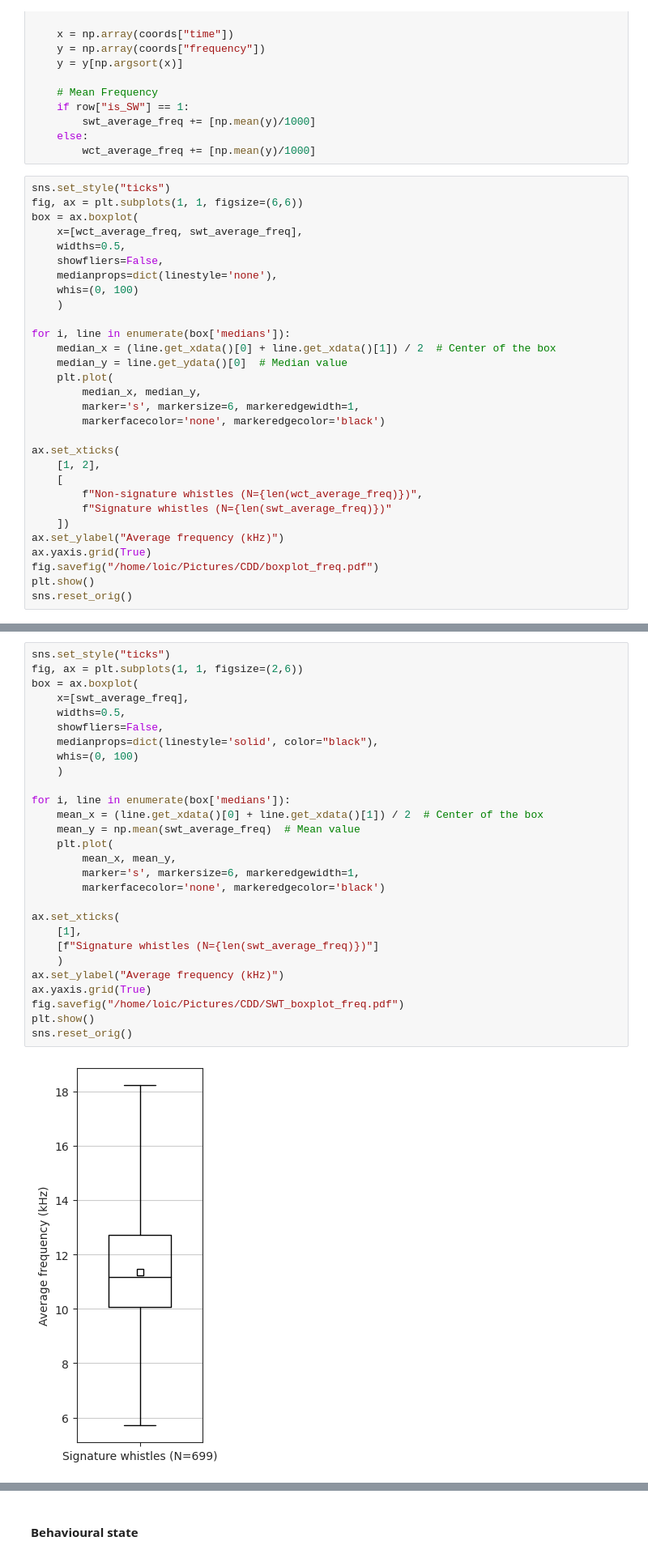
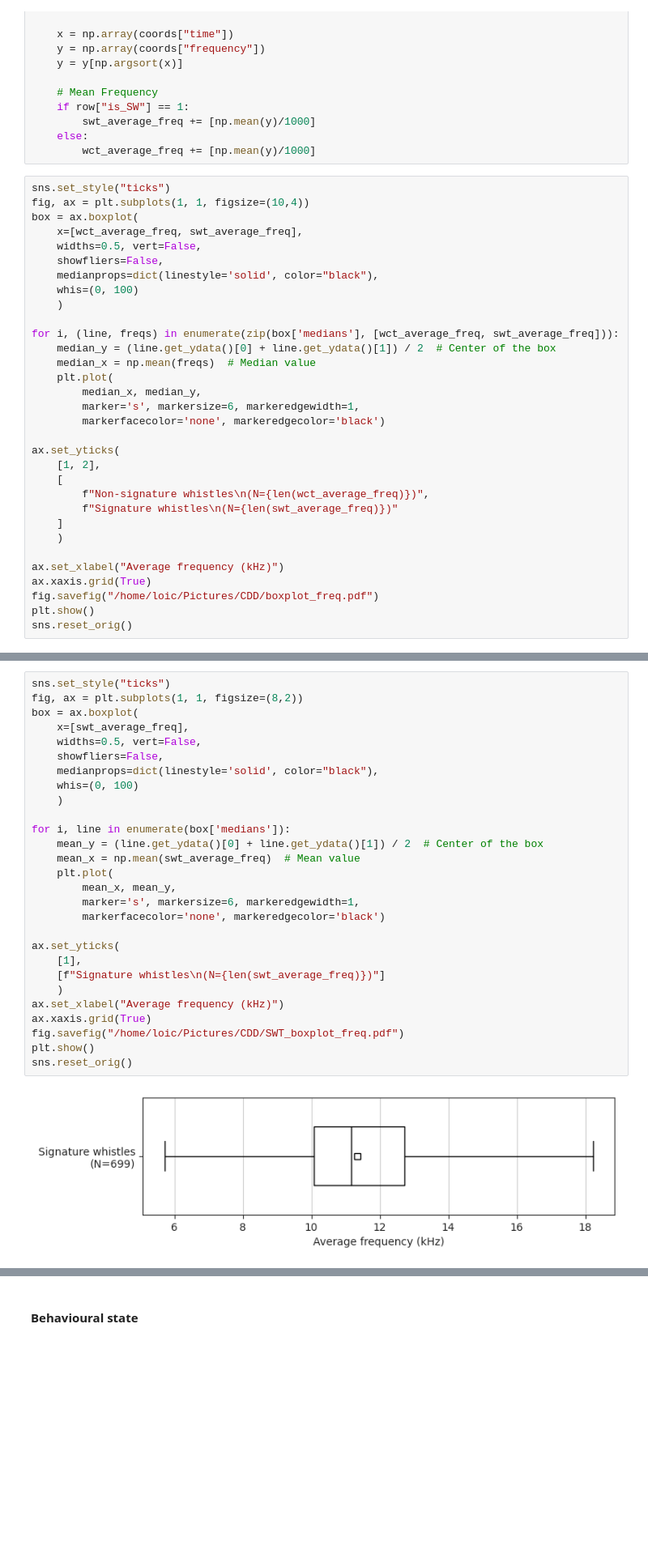
Before and after one commit to Loic-lhf/SIGWI, a Jupyter notebook: WCT_analysis.ipynb, the cells around one changed output, grey strips where cells are left out. Shown: that part at 81% size. Cells and saved outputs as stored; diff of their text form; blank space fills up the shorter version.

```diff
--- a/WCT_analysis.ipynb
+++ b/WCT_analysis.ipynb
@@ -468,31 +468,33 @@ for id_row, row in tqdm(results_df.iterrows(), total=len(results_df)):
         wct_average_freq += [np.mean(y)/1000]
 # %%
 sns.set_style("ticks")
-fig, ax = plt.subplots(1, 1, figsize=(6,6))
+fig, ax = plt.subplots(1, 1, figsize=(10,4))
 box = ax.boxplot(
     x=[wct_average_freq, swt_average_freq],
-    widths=0.5,
+    widths=0.5, vert=False,
     showfliers=False,
-    medianprops=dict(linestyle='none'),
+    medianprops=dict(linestyle='solid', color="black"),
     whis=(0, 100)
     )
 
-for i, line in enumerate(box['medians']):
-    median_x = (line.get_xdata()[0] + line.get_xdata()[1]) / 2  # Center of the box
-    median_y = line.get_ydata()[0]  # Median value
+for i, (line, freqs) in enumerate(zip(box['medians'], [wct_average_freq, swt_average_freq])):
+    median_y = (line.get_ydata()[0] + line.get_ydata()[1]) / 2  # Center of the box
+    median_x = np.mean(freqs)  # Median value
     plt.plot(
         median_x, median_y,
         marker='s', markersize=6, markeredgewidth=1,
         markerfacecolor='none', markeredgecolor='black')
 
-ax.set_xticks(
+ax.set_yticks(
     [1, 2],
     [
-        f"Non-signature whistles (N={len(wct_average_freq)})",
-        f"Signature whistles (N={len(swt_average_freq)})"
-    ])
-ax.set_ylabel("Average frequency (kHz)")
-ax.yaxis.grid(True)
+        f"Non-signature whistles\n(N={len(wct_average_freq)})",
+        f"Signature whistles\n(N={len(swt_average_freq)})"
+    ]
+    )
+
+ax.set_xlabel("Average frequency (kHz)")
+ax.xaxis.grid(True)
 fig.savefig("/home/loic/Pictures/CDD/boxplot_freq.pdf")
 plt.show()
 sns.reset_orig()
@@ -501,33 +503,33 @@ sns.reset_orig()
 # %%
 sns.set_style("ticks")
-fig, ax = plt.subplots(1, 1, figsize=(2,6))
+fig, ax = plt.subplots(1, 1, figsize=(8,2))
 box = ax.boxplot(
     x=[swt_average_freq],
-    widths=0.5,
+    widths=0.5, vert=False,
     showfliers=False,
     medianprops=dict(linestyle='solid', color="black"),
     whis=(0, 100)
     )
 
 for i, line in enumerate(box['medians']):
-    mean_x = (line.get_xdata()[0] + line.get_xdata()[1]) / 2  # Center of the box
-    mean_y = np.mean(swt_average_freq)  # Mean value
+    mean_y = (line.get_ydata()[0] + line.get_ydata()[1]) / 2  # Center of the box
+    mean_x = np.mean(swt_average_freq)  # Mean value
     plt.plot(
         mean_x, mean_y,
         marker='s', markersize=6, markeredgewidth=1,
         markerfacecolor='none', markeredgecolor='black')
 
-ax.set_xticks(
+ax.set_yticks(
     [1],
-    [f"Signature whistles (N={len(swt_average_freq)})"]
+    [f"Signature whistles\n(N={len(swt_average_freq)})"]
     )
-ax.set_ylabel("Average frequency (kHz)")
-ax.yaxis.grid(True)
+ax.set_xlabel("Average frequency (kHz)")
+ax.xaxis.grid(True)
 fig.savefig("/home/loic/Pictures/CDD/SWT_boxplot_freq.pdf")
 plt.show()
 sns.reset_orig()
 # %% [output]
-[figure, old version]
+[figure, new version]
 # %%
 # SWT average frequency, confidence interval
 print("Average frequency (kHz) of SWs:")
```
Also changed, not shown: parts of 10 cells of this notebook, 2 other files.
